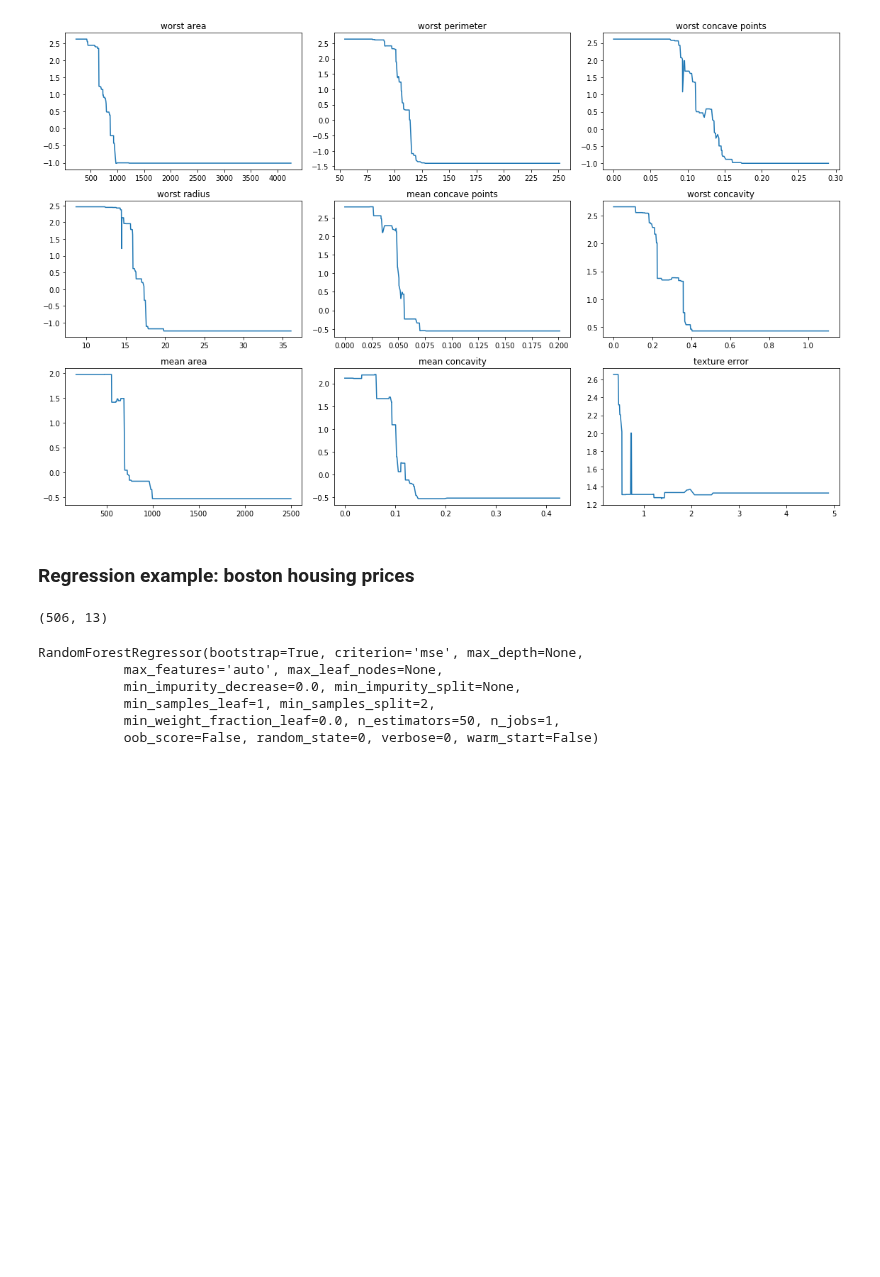
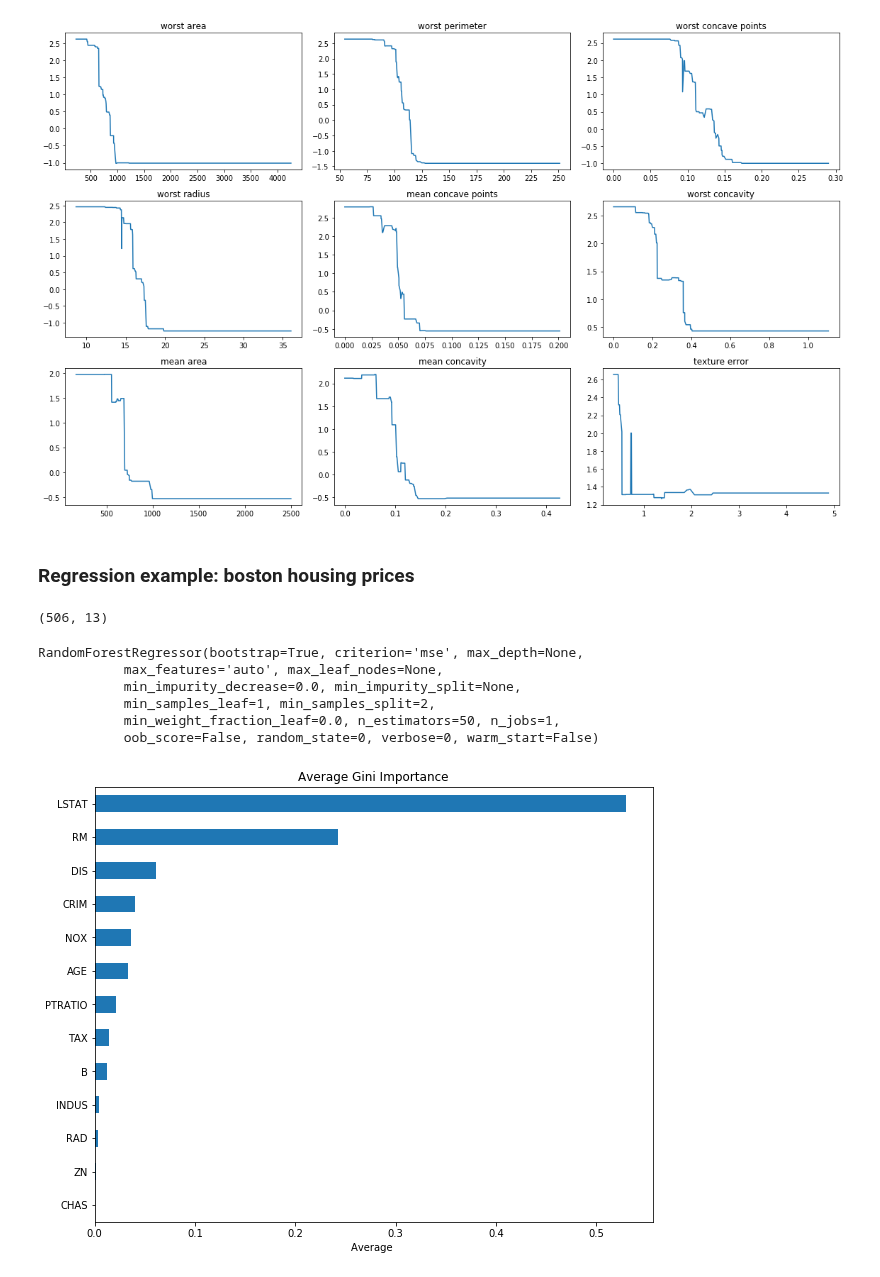
Before and after one commit to wmarshall484/DSI_LECTURES_2, a Jupyter notebook: random-forest/moses_marsh/random_forests.ipynb, the cells around one changed output. Cells and saved outputs as stored; diff of their text form; code cells hidden in the pictures; blank space fills up the shorter version.

```diff
--- a/random-forest/moses_marsh/random_forests.ipynb
+++ b/random-forest/moses_marsh/random_forests.ipynb
@@ -852,4 +852,14 @@ RandomForestRegressor(bootstrap=True, criterion='mse', max_depth=None,
            min_samples_leaf=1, min_samples_split=2,
            min_weight_fraction_leaf=0.0, n_estimators=50, n_jobs=1,
            oob_score=False, random_state=0, verbose=0, warm_start=False)
+# %%
+# Plot the feature importance
+b_feat_scores = pd.Series(model2.feature_importances_,
+                           index=boston_names)
+b_feat_scores = b_feat_scores.sort_values()
+ax = b_feat_scores.plot(kind='barh', figsize=(10,8))
+ax.set_title('Average Gini Importance')
+ax.set_xlabel('Average ');
+# %% [output]
+[figure, added]
 # %%
```
Also changed, not shown: parts of 9 cells of this notebook.
